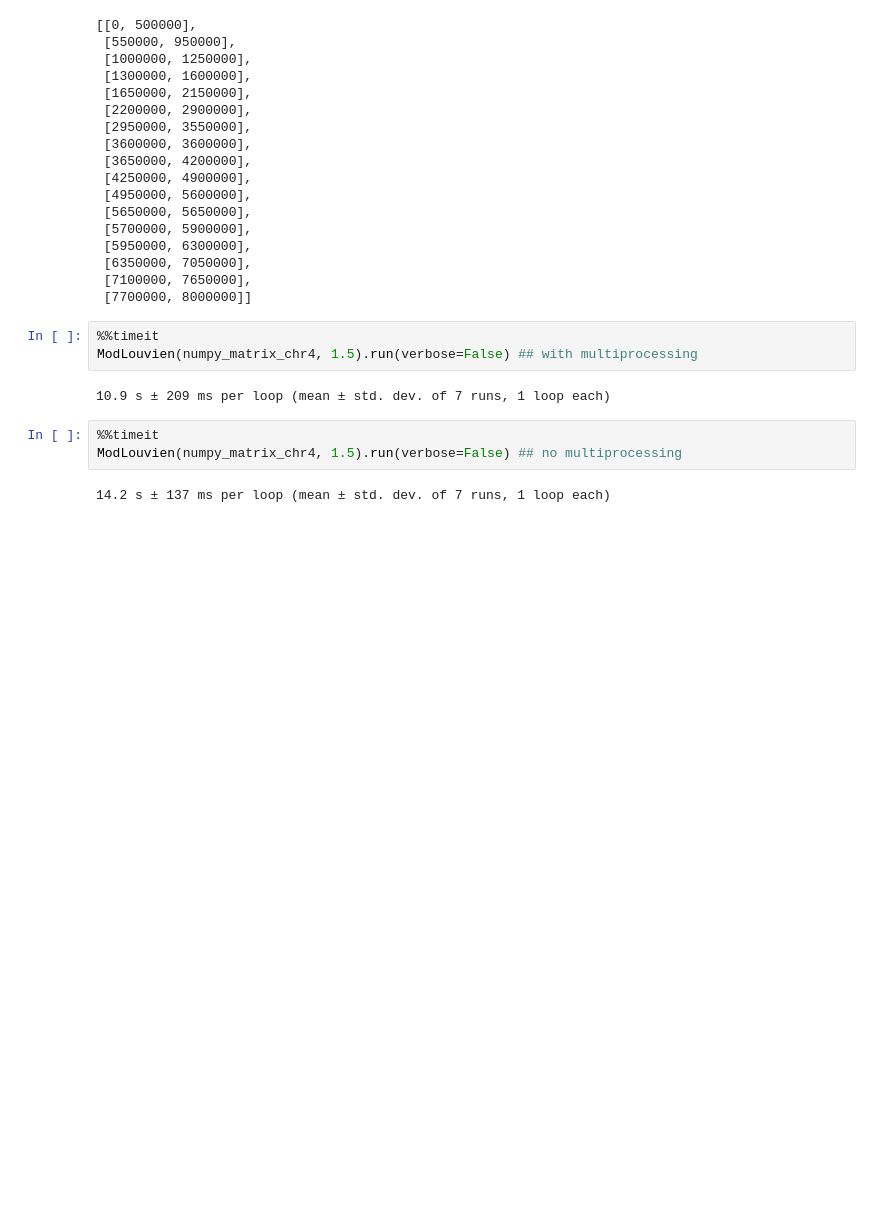
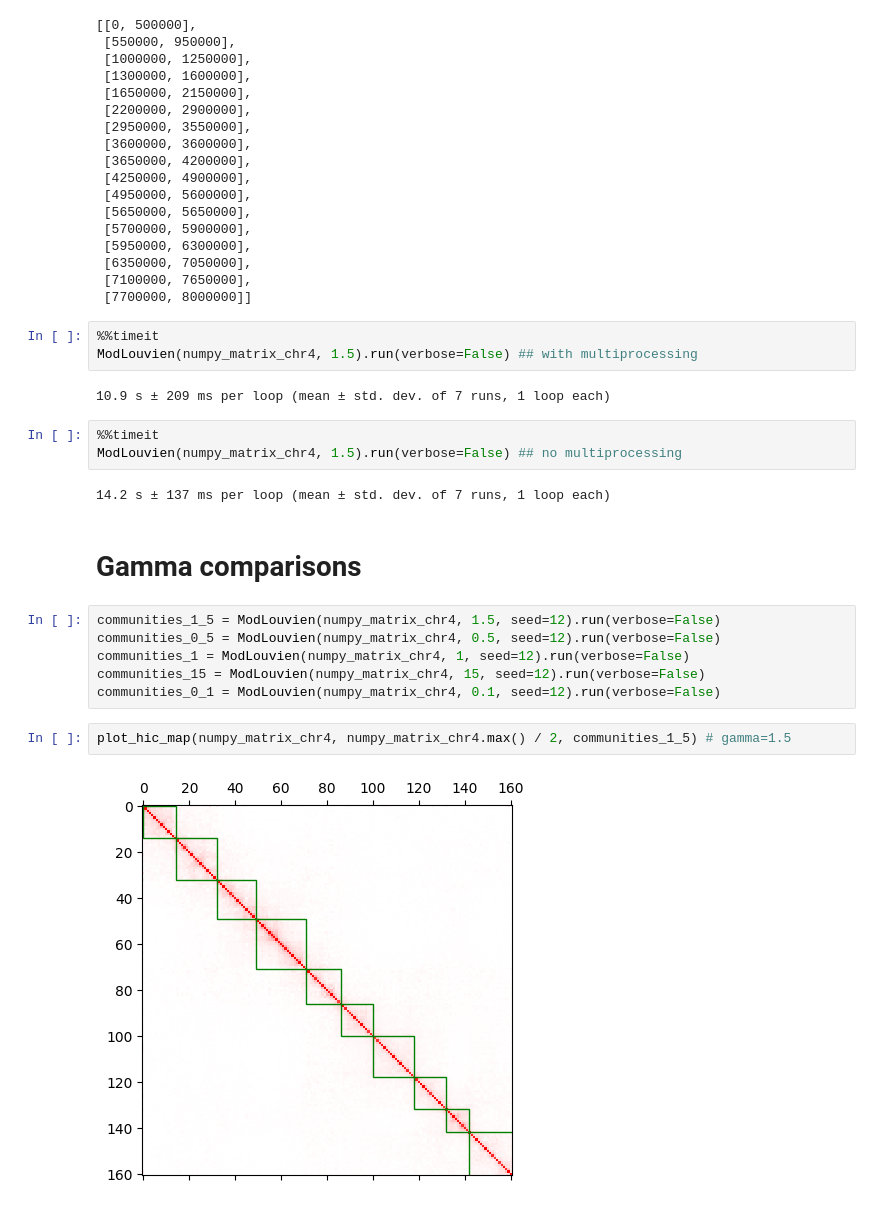
Before and after one commit to jakfol1217/genomics_proj2, a Jupyter notebook: Kamiński_Fołtyn_project2.ipynb, the cells around one changed output. Saved outputs shown, nothing was run; the diff lists cells and outputs as text; blank space fills up the shorter version.

Commit message:
gamma parameter comparisons

```diff
--- a/Kamiński_Fołtyn_project2.ipynb
+++ b/Kamiński_Fołtyn_project2.ipynb
@@ -306,3 +306,15 @@ ModLouvien(numpy_matrix_chr4, 1.5).run(verbose=False) ## with multiprocessing
 ModLouvien(numpy_matrix_chr4, 1.5).run(verbose=False) ## no multiprocessing
 # %% [output]
 14.2 s ± 137 ms per loop (mean ± std. dev. of 7 runs, 1 loop each)
+# %% [markdown]
+# Gamma comparisons
+# %%
+communities_1_5 = ModLouvien(numpy_matrix_chr4, 1.5, seed=12).run(verbose=False)
+communities_0_5 = ModLouvien(numpy_matrix_chr4, 0.5, seed=12).run(verbose=False)
+communities_1 = ModLouvien(numpy_matrix_chr4, 1, seed=12).run(verbose=False)
+communities_15 = ModLouvien(numpy_matrix_chr4, 15, seed=12).run(verbose=False)
+communities_0_1 = ModLouvien(numpy_matrix_chr4, 0.1, seed=12).run(verbose=False)
+# %%
+plot_hic_map(numpy_matrix_chr4, numpy_matrix_chr4.max() / 2, communities_1_5) # gamma=1.5
+# %% [output]
+[figure, added]
```
Also changed, not shown: parts of 4 cells of this notebook.
